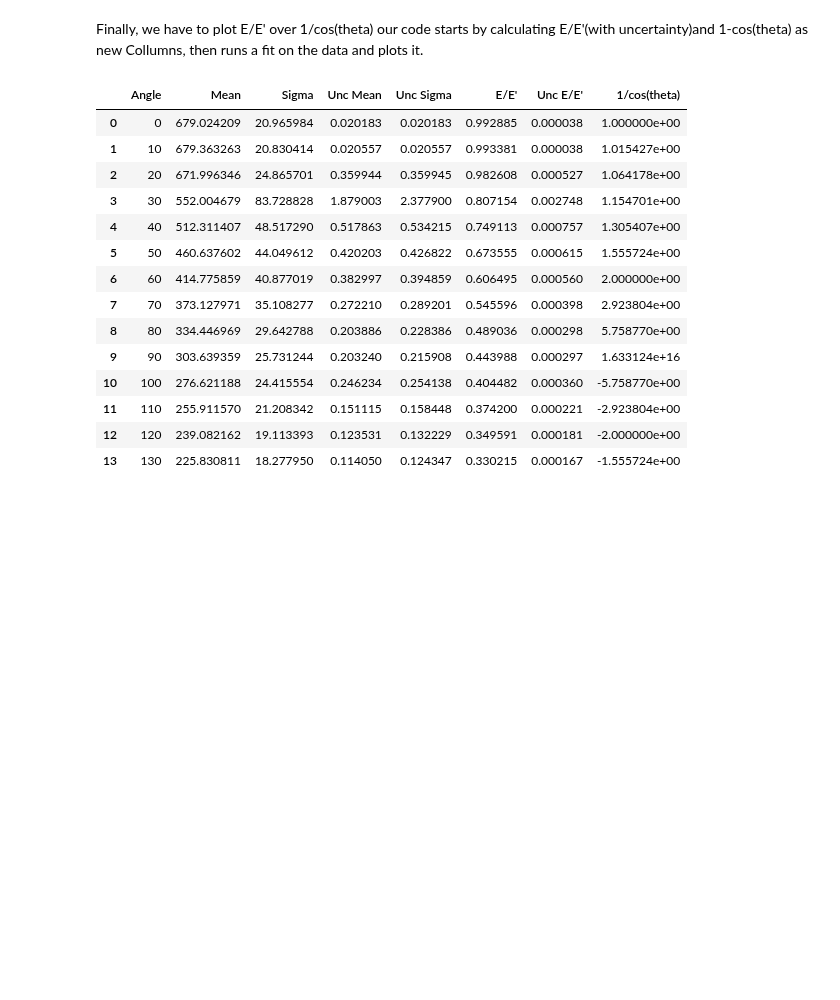
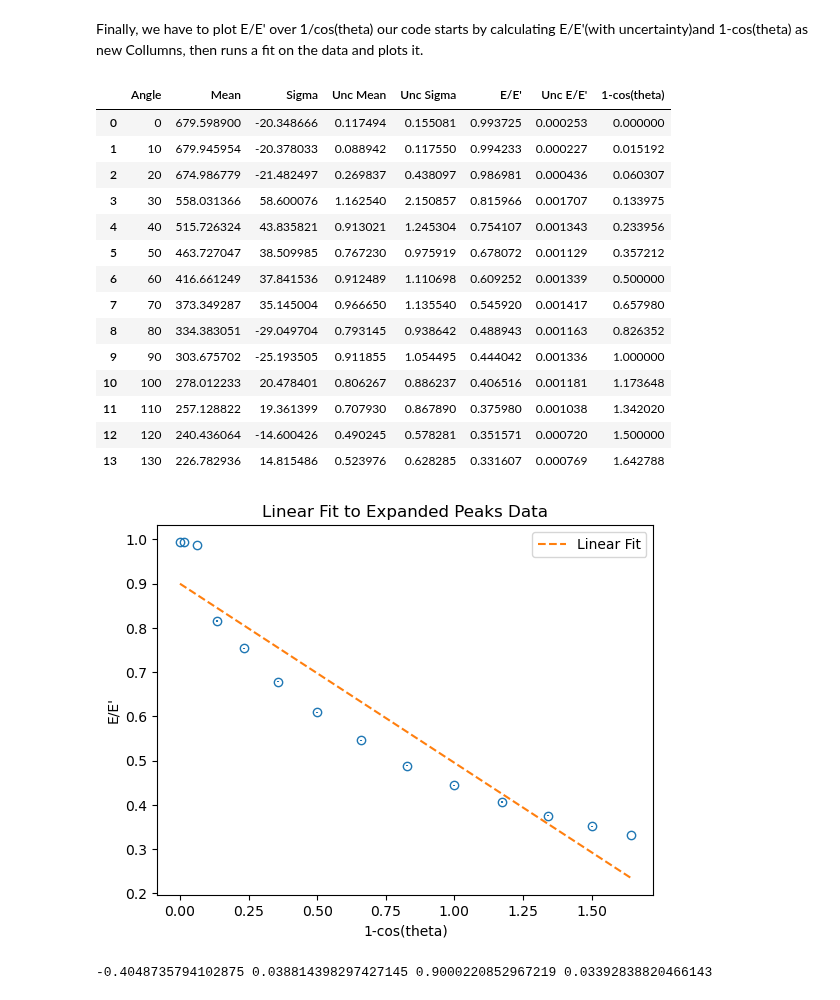
Before and after one commit to Steinburglar/advanced_exp, a Jupyter notebook: FAFO/TestCaseyCompton.ipynb, the cells around one changed output. Saved outputs shown, nothing was run; the diff lists cells and outputs as text; code cells hidden in the pictures; blank space fills up the shorter version.

```diff
--- a/FAFO/TestCaseyCompton.ipynb
+++ b/FAFO/TestCaseyCompton.ipynb
@@ -112,7 +125,8 @@ sig_E = baseline['Unc Mean'][0]
 The following cell runs analysis of each of the S1 datasets (scattering material included) for each angle, reporting in a dataframe.
 # %%
 mins = minimum_energy_S1()
-trimmed_info = trim_S1_dfs(all_info, mins)
+maxs = maximum_energy_S1()
+trimmed_info = trim_S1_dfs(all_info, mins, maxs)
 peaks = run_all_S1_fits(trimmed_info)
 display(peaks)
 # %% [output]
@@ -141,19 +170,23 @@ our code starts by calculating E/E'(with uncertainty)and 1-cos(theta) as new Col
 # %%
 peaks = dl.expand_df(peaks, E, sig_E)
 display(peaks)
+slope, unc_slope, intercept, unc_intercept = linear_fit_plot(peaks[:])
+print(slope, unc_slope, intercept, unc_intercept)
 # %% [output]
-|  | Angle | Mean | Sigma | Unc Mean | Unc Sigma | E/E' | Unc E/E' | 1/cos(theta) |
-| 0 | 0 | 679.024209 | 20.965984 | 0.020183 | 0.020183 | 0.992885 | 0.000038 | 1.000000e+00 |
-| 1 | 10 | 679.363263 | 20.830414 | 0.020557 | 0.020557 | 0.993381 | 0.000038 | 1.015427e+00 |
-| 2 | 20 | 671.996346 | 24.865701 | 0.359944 | 0.359945 | 0.982608 | 0.000527 | 1.064178e+00 |
-| 3 | 30 | 552.004679 | 83.728828 | 1.879003 | 2.377900 | 0.807154 | 0.002748 | 1.154701e+00 |
-| 4 | 40 | 512.311407 | 48.517290 | 0.517863 | 0.534215 | 0.749113 | 0.000757 | 1.305407e+00 |
-| 5 | 50 | 460.637602 | 44.049612 | 0.420203 | 0.426822 | 0.673555 | 0.000615 | 1.555724e+00 |
-| 6 | 60 | 414.775859 | 40.877019 | 0.382997 | 0.394859 | 0.606495 | 0.000560 | 2.000000e+00 |
-| 7 | 70 | 373.127971 | 35.108277 | 0.272210 | 0.289201 | 0.545596 | 0.000398 | 2.923804e+00 |
-| 8 | 80 | 334.446969 | 29.642788 | 0.203886 | 0.228386 | 0.489036 | 0.000298 | 5.758770e+00 |
-| 9 | 90 | 303.639359 | 25.731244 | 0.203240 | 0.215908 | 0.443988 | 0.000297 | 1.633124e+16 |
-| 10 | 100 | 276.621188 | 24.415554 | 0.246234 | 0.254138 | 0.404482 | 0.000360 | -5.758770e+00 |
-| 11 | 110 | 255.911570 | 21.208342 | 0.151115 | 0.158448 | 0.374200 | 0.000221 | -2.923804e+00 |
-| 12 | 120 | 239.082162 | 19.113393 | 0.123531 | 0.132229 | 0.349591 | 0.000181 | -2.000000e+00 |
-| 13 | 130 | 225.830811 | 18.277950 | 0.114050 | 0.124347 | 0.330215 | 0.000167 | -1.555724e+00 |
+|  | Angle | Mean | Sigma | Unc Mean | Unc Sigma | E/E' | Unc E/E' | 1-cos(theta) |
+| 0 | 0 | 679.598900 | -20.348666 | 0.117494 | 0.155081 | 0.993725 | 0.000253 | 0.000000 |
+| 1 | 10 | 679.945954 | -20.378033 | 0.088942 | 0.117550 | 0.994233 | 0.000227 | 0.015192 |
+| 2 | 20 | 674.986779 | -21.482497 | 0.269837 | 0.438097 | 0.986981 | 0.000436 | 0.060307 |
+| 3 | 30 | 558.031366 | 58.600076 | 1.162540 | 2.150857 | 0.815966 | 0.001707 | 0.133975 |
+| 4 | 40 | 515.726324 | 43.835821 | 0.913021 | 1.245304 | 0.754107 | 0.001343 | 0.233956 |
+| 5 | 50 | 463.727047 | 38.509985 | 0.767230 | 0.975919 | 0.678072 | 0.001129 | 0.357212 |
+| 6 | 60 | 416.661249 | 37.841536 | 0.912489 | 1.110698 | 0.609252 | 0.001339 | 0.500000 |
+| 7 | 70 | 373.349287 | 35.145004 | 0.966650 | 1.135540 | 0.545920 | 0.001417 | 0.657980 |
+| 8 | 80 | 334.383051 | -29.049704 | 0.793145 | 0.938642 | 0.488943 | 0.001163 | 0.826352 |
+| 9 | 90 | 303.675702 | -25.193505 | 0.911855 | 1.054495 | 0.444042 | 0.001336 | 1.000000 |
+| 10 | 100 | 278.012233 | 20.478401 | 0.806267 | 0.886237 | 0.406516 | 0.001181 | 1.173648 |
+| 11 | 110 | 257.128822 | 19.361399 | 0.707930 | 0.867890 | 0.375980 | 0.001038 | 1.342020 |
+| 12 | 120 | 240.436064 | -14.600426 | 0.490245 | 0.578281 | 0.351571 | 0.000720 | 1.500000 |
+| 13 | 130 | 226.782936 | 14.815486 | 0.523976 | 0.628285 | 0.331607 | 0.000769 | 1.642788 |
+[figure, added]
+-0.4048735794102875 0.038814398297427145 0.9000220852967219 0.03392838820466143
```
Also changed, not shown: parts of 5 cells of this notebook, 3 other files.
